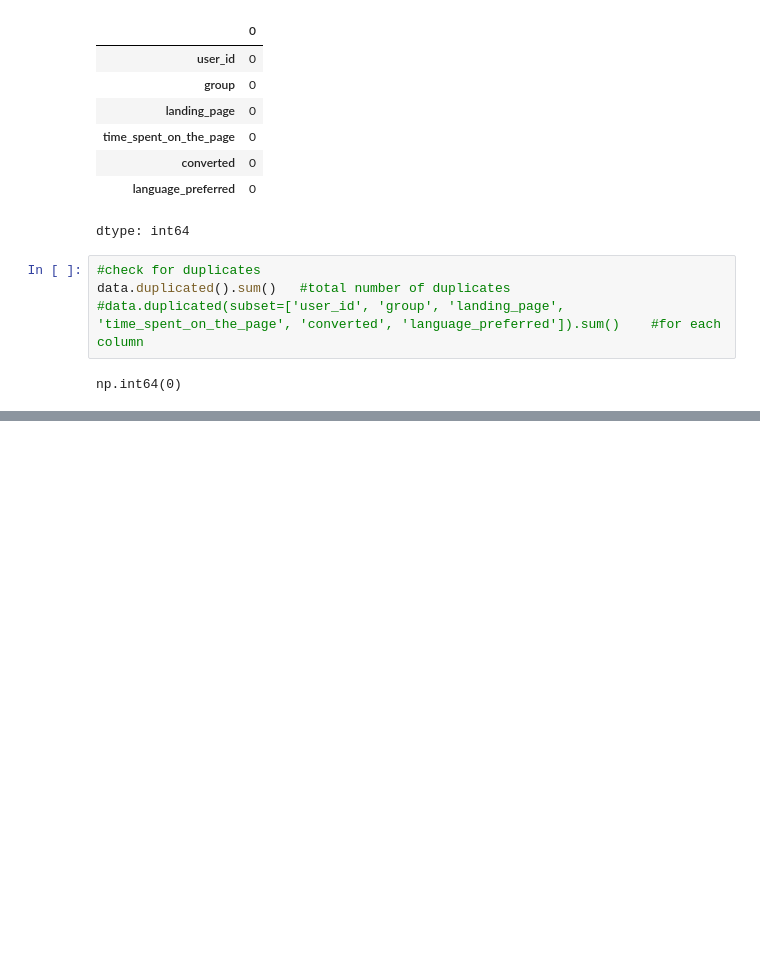
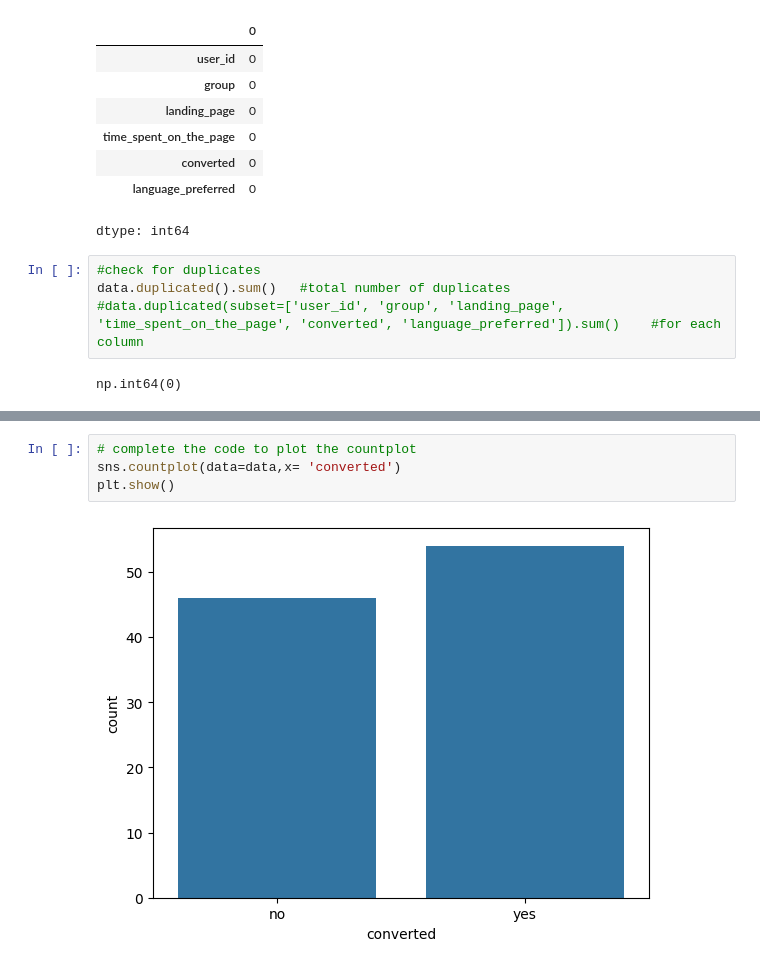
Before and after one commit to jhamilton1975/AutoAgent, a Jupyter notebook: Business_Statistics_E_news.ipynb, the cells around one changed output, grey strips where cells are left out. Drawn from its saved outputs; the diff is of its cells as text; blank space fills up the shorter version.

```diff
--- a/Business_Statistics_E_news.ipynb
+++ b/Business_Statistics_E_news.ipynb
@@ -158,0 +208,6 @@ np.int64(0)
+# %%
+# complete the code to plot the countplot
+sns.countplot(data=data,x= 'converted')
+plt.show()
+# %% [output]
+[figure, added]
```
Also changed, not shown: parts of 13 cells of this notebook.
